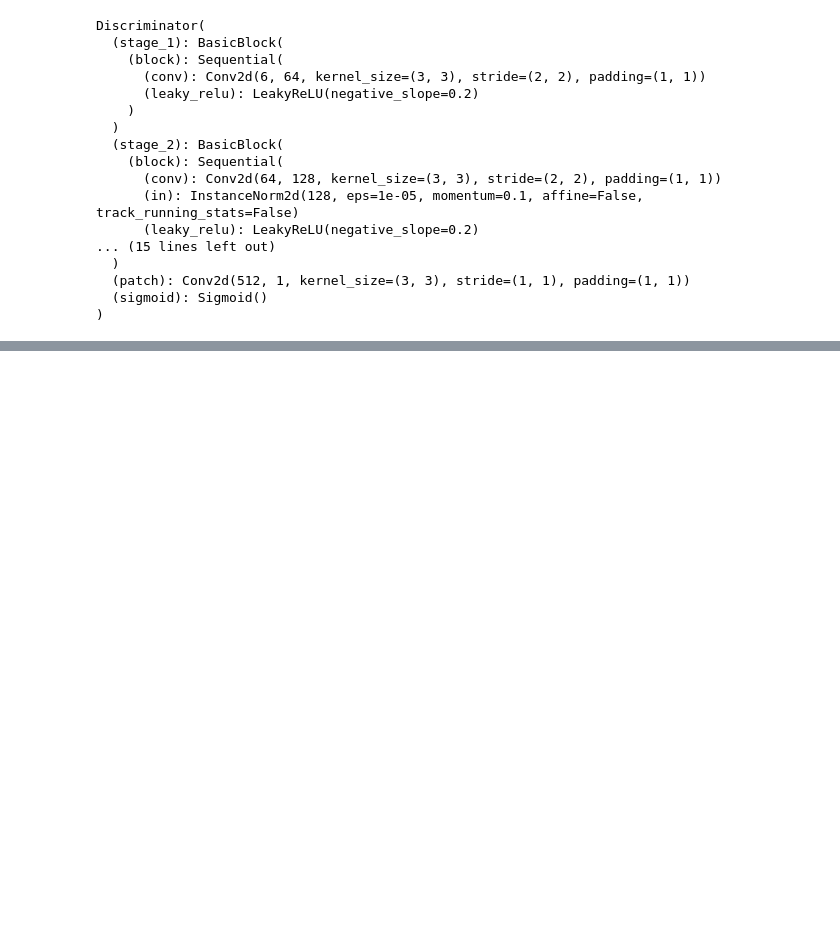
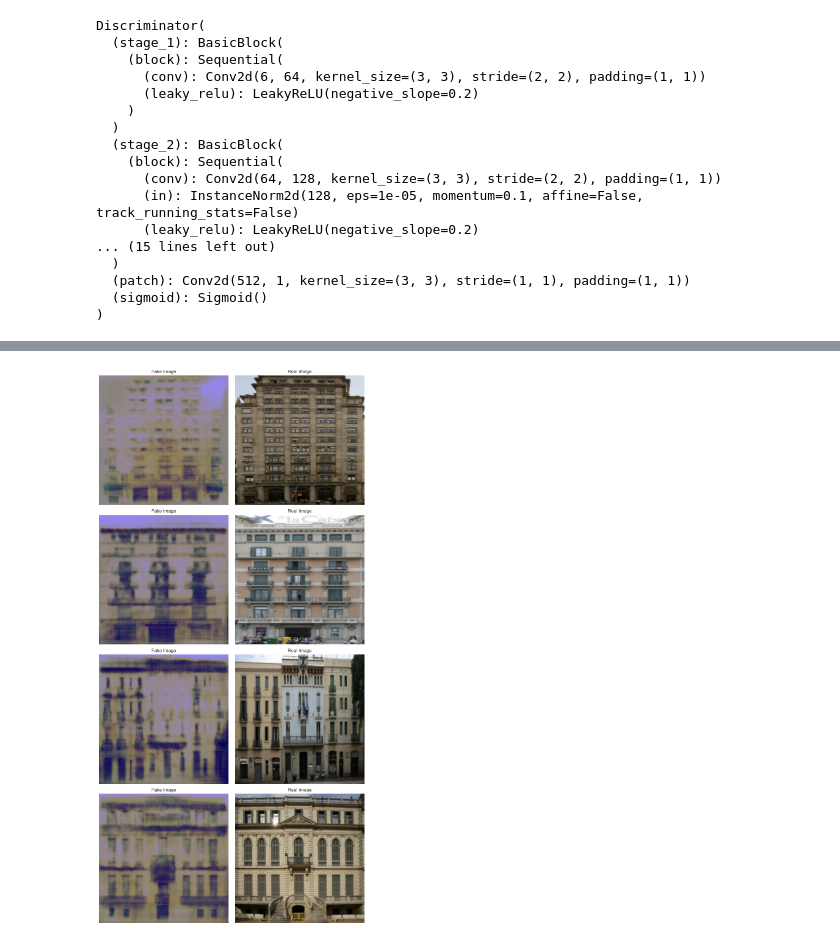
Before and after one commit to kksoo1769/study, a Jupyter notebook: code/computer_vision/07.pix2pix/index.ipynb, the cells around one changed output, grey strips where cells are left out. Cells and saved outputs as stored; diff of their text form; code cells hidden in the pictures; blank space fills up the shorter version.

```diff
--- a/code/computer_vision/07.pix2pix/index.ipynb
+++ b/code/computer_vision/07.pix2pix/index.ipynb
@@ -97,7 +98,7 @@ plt.show()
 [figure]
 # %%
 train_loader = DataLoader(train_ds, BATCH_SIZE, shuffle=True, generator=torch.Generator(device=device))
-test_loader = DataLoader(test_ds, BATCH_SIZE, generator=torch.Generator(device=device))
+test_loader = DataLoader(test_ds, BATCH_SIZE, shuffle=True, generator=torch.Generator(device=device))
 # %%
 # Generator(Up)
 class UNetDown(nn.Module):
@@ -387,0 +411,40 @@ Epoch: 1, Step: 9/32 G_Loss: 71.670898, D_loss: 0.636506, time: 2.00 min
+# %%
+# Test
+generator.eval()
+
+with torch.no_grad():
+    for imgs, labels in test_loader:
+        imgs, labels = imgs.to(device), labels.to(device)
+
+        fake_labels = generator(imgs).cpu().clone()
+        real_labels = labels.cpu().clone()
+        break
+
+
+fig = plt.figure(figsize=(10, 20))
+outer_grid = gridspec.GridSpec(4, 2)
+outer_size = torch.tensor([4, 2], device='cpu')
+inner_size = torch.tensor([1, 2], device='cpu')
+titles = ['Fake Image', 'Real Image']
+labels = [fake_labels, real_labels]
+
+for i in range(torch.prod(outer_size)):
+    ax = fig.add_subplot(outer_grid[i])
+    img_idx = i // 2
+
+    if i % 2 == 0:
+        img = fake_labels[img_idx]
+    else:
+        img = real_labels[img_idx]
+
+    img = (img * std.view(-1, 1, 1) + mean.view(-1, 1, 1)).clamp(0, 1)
+    img_pil = to_pil_image(img)
+
+    ax.imshow(img_pil)
+    ax.set_title('Fake Image' if i % 2 == 0 else 'Real Image')
+    ax.axis('off')
+
+plt.tight_layout()
+plt.show()
+# %% [output]
+[figure, added]
```
Also changed, not shown: parts of 3 cells of this notebook.
